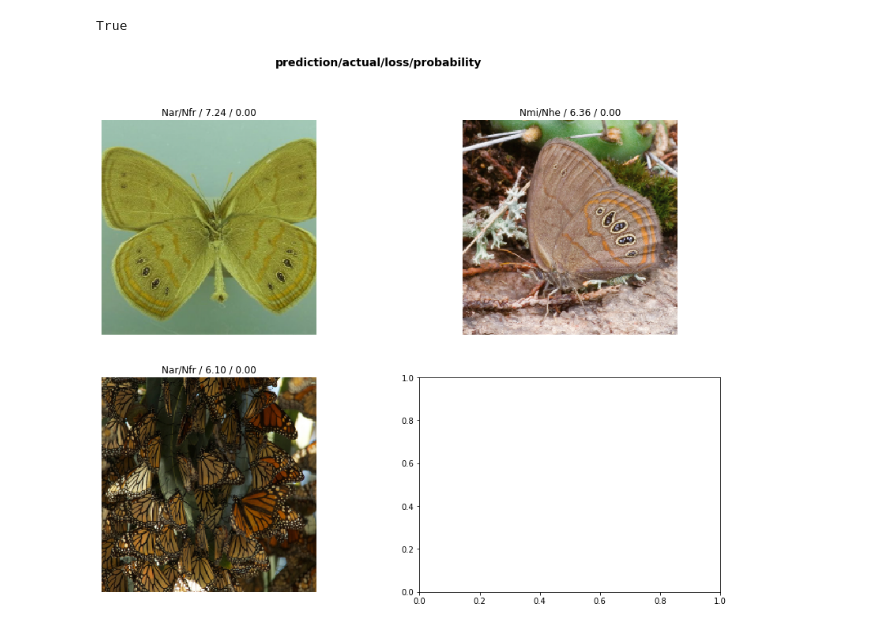
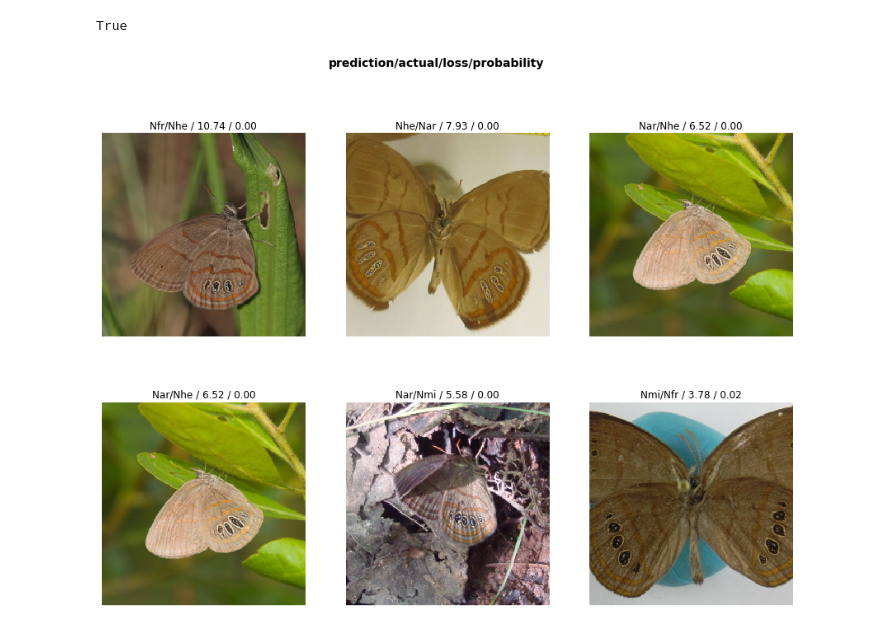
Before and after one commit to butterflyology/Neonympha_geomorph, a Jupyter notebook: code/google_images.ipynb, the cells around one changed output. Drawn from its saved outputs; the diff is of its cells as text; code cells hidden in the pictures.

```diff
--- a/code/google_images.ipynb
+++ b/code/google_images.ipynb
@@ -160,8 +158,8 @@ len(gimage_data.valid_ds) == len(glosses50) == len(gidxs50)
 # %% [output]
 True
 # %%
-ginterpretation50.plot_top_losses(4, figsize = (15, 11))
+ginterpretation50.plot_top_losses(6, figsize = (15, 11))
 # %% [output]
-[figure, old version]
+[figure, new version]
 # %%
 ginterpretation34.most_confused(min_val = 0)
```
Also changed, not shown: parts of 8 cells of this notebook, 1 other file.
